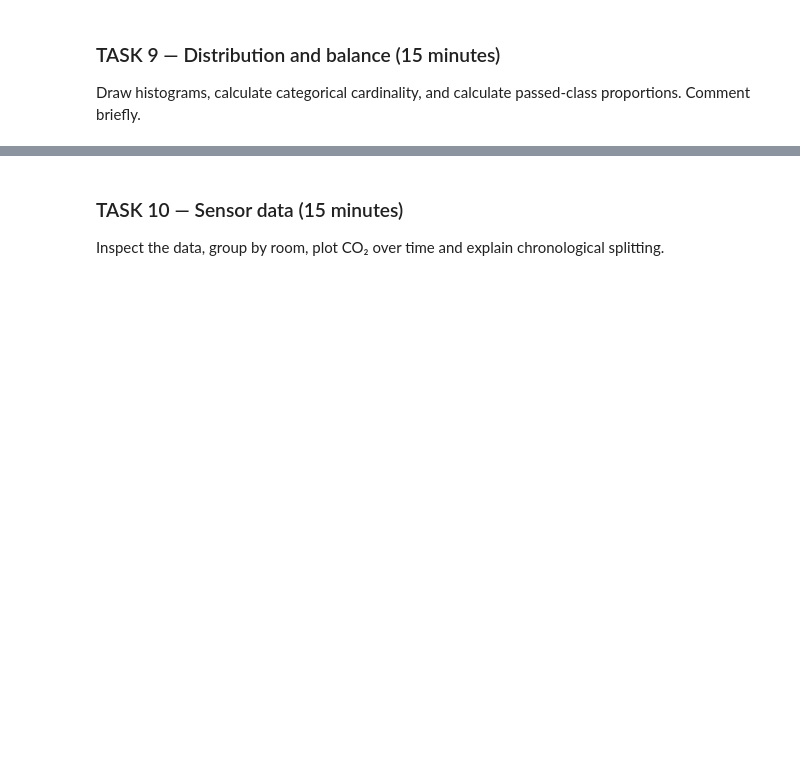
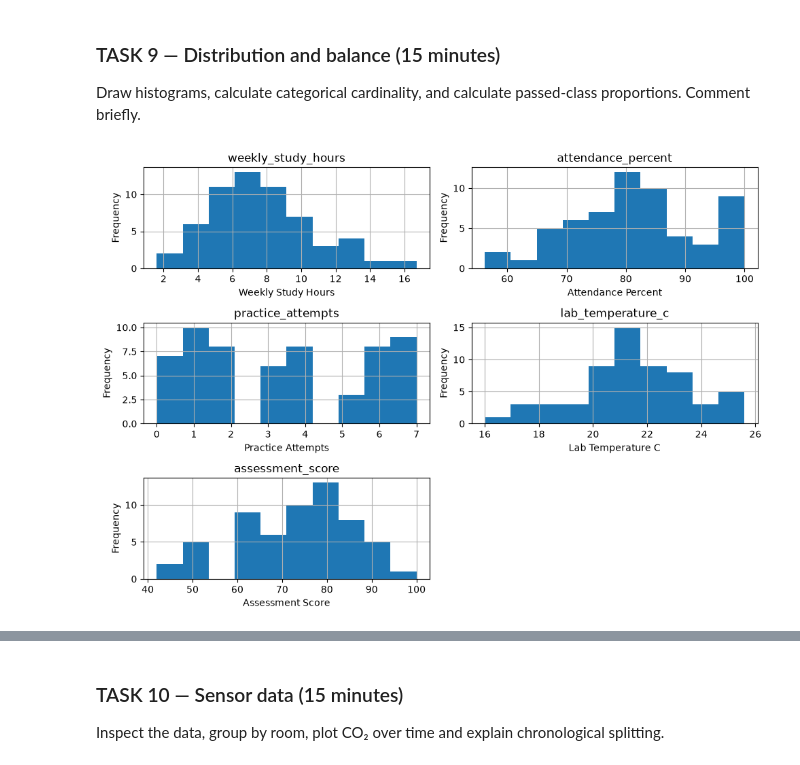
Before and after one commit to dev-deg/aci-26-pt, a Jupyter notebook: dataset-properties/dataset_properties.ipynb, the cells around one changed output, grey strips where cells are left out. Drawn from its saved outputs; the diff is of its cells as text; code cells hidden in the pictures; blank space fills up the shorter version.

```diff
--- a/dataset-properties/dataset_properties.ipynb
+++ b/dataset-properties/dataset_properties.ipynb
@@ -103,0 +246,22 @@ Count study modes; define ordered categories for programming level and satisfact
+# %%
+level_order = ['Beginner', 'Intermediate', 'Advanced']
+satisfaction_order = ['Very dissatisfied', 'Dissatisfied', 'Neutral', 'Satisfied', 'Very satisfied']
+
+# Convert programming level to an ordered categorical type
+students['prior_programming_level'] = pd.Categorical(
+    students['prior_programming_level'],
+    categories=level_order,
+    ordered=True
+)
+
+students['satisfaction'] = pd.Categorical(
+    students['satisfaction'],
+    categories=satisfaction_order,
+    ordered=True
+)
+
+students_sorted_by_level = students.sort_values(by='prior_programming_level')
+display(students_sorted_by_level[['student_id', 'prior_programming_level']].head(5))
+
+students_sorted_by_satisfaction = students.sort_values(by='satisfaction')
+display(students_sorted_by_satisfaction[['student_id', 'satisfaction']].head(5))
@@ -125,4 +450,27 @@ Fill missing study mode with Unknown; median-impute study hours; replace invalid
 ### TASK 9 — Distribution and balance (15 minutes)
 Draw histograms, calculate categorical cardinality, and calculate passed-class proportions. Comment briefly.
 # %%
-# TODO
+plot_columns = [
+    'weekly_study_hours',
+    'attendance_percent',
+    'practice_attempts',
+    'lab_temperature_c',
+    'assessment_score'
+]
+
+
+# hist() creates a histogram for each column in plot_columns
+# figsize controls the width and height of the complete figure (in inches)
+axes = students_clean[plot_columns].hist(figsize=(10, 7))
+
+# Add readable axis labels to each subplot
+for column, ax in zip(plot_columns, axes.flatten()):
+    ax.set_xlabel(column.replace('_', ' ').title())
+    ax.set_ylabel('Frequency')
+
+# reduces overlap between subplots and ensures that labels and titles are displayed properly
+plt.tight_layout()
+
+plt.show()
+# %% [output]
+[figure, added]
```
Also changed, not shown: parts of 21 cells of this notebook, 2 other files.
